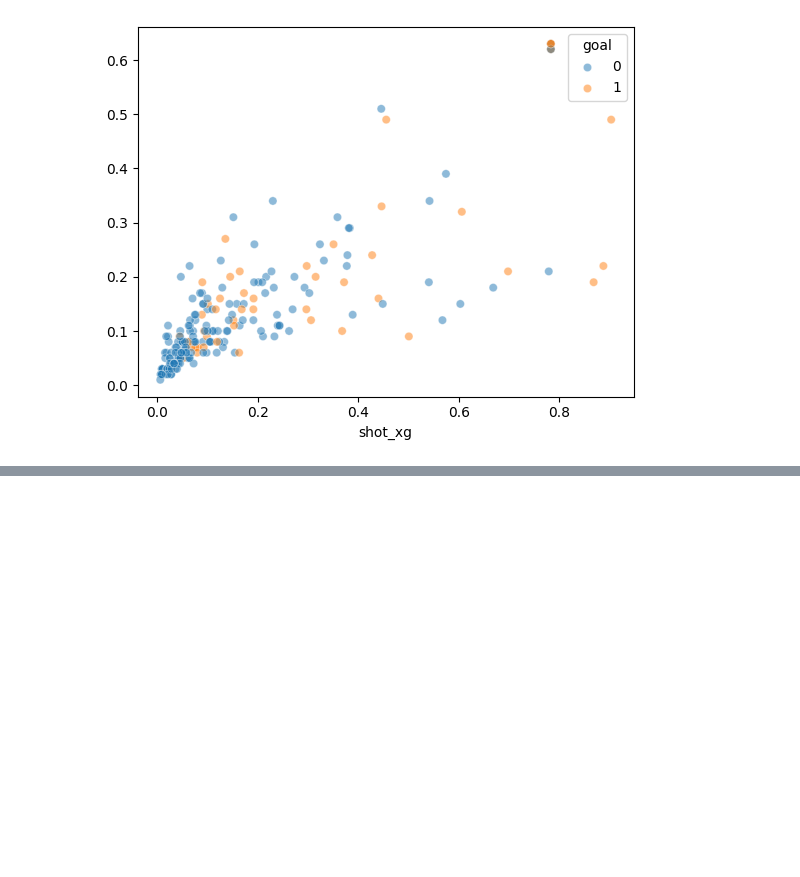
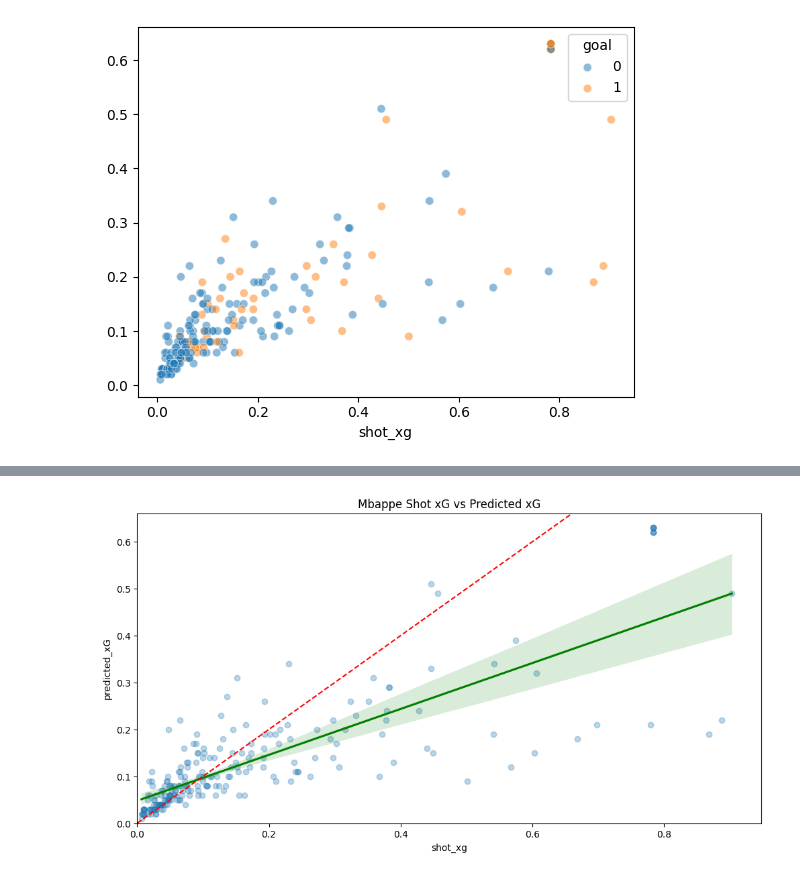
Before and after one commit to Clarkey33/Soccer-xG-Analytics-Model, a Jupyter notebook: notebooks/player_finishing_profile_mbappe.ipynb, the cells around one changed output, grey strips where cells are left out. Saved outputs shown, nothing was run; the diff lists cells and outputs as text; code cells hidden in the pictures; blank space fills up the shorter version.

```diff
--- a/notebooks/player_finishing_profile_mbappe.ipynb
+++ b/notebooks/player_finishing_profile_mbappe.ipynb
@@ -137,0 +142,7 @@ sns.scatterplot(x=X['shot_xg'], y=predicted_xG, hue=X['goal'], alpha=0.5)
+# %%
+d= {'shot_xg': X['shot_xg'],
+       'predicted_xG':predicted_xG,
+        'goal': X['goal'] }
+df_check = pd.DataFrame(d)
+
+df_check.head()
@@ -137,0 +158,10 @@ sns.scatterplot(x=X['shot_xg'], y=predicted_xG, hue=X['goal'], alpha=0.5)
+# %%
+plt.figure(figsize=(12, 6))
+y=sns.regplot(data=df_check, x='shot_xg', y= 'predicted_xG', line_kws={'color':'green','label':'Best Fit Line'}, scatter_kws={'alpha':0.3})
+y.set_xlim(0)
+y.set_ylim(0)
+plt.plot([0, 1], [0, 1], color='red', linestyle='--', label='y=x')
+plt.title('Mbappe Shot xG vs Predicted xG')
+plt.show()
+# %% [output]
+[figure, added]
```
Also changed, not shown: parts of 4 cells of this notebook, 1 other file.
